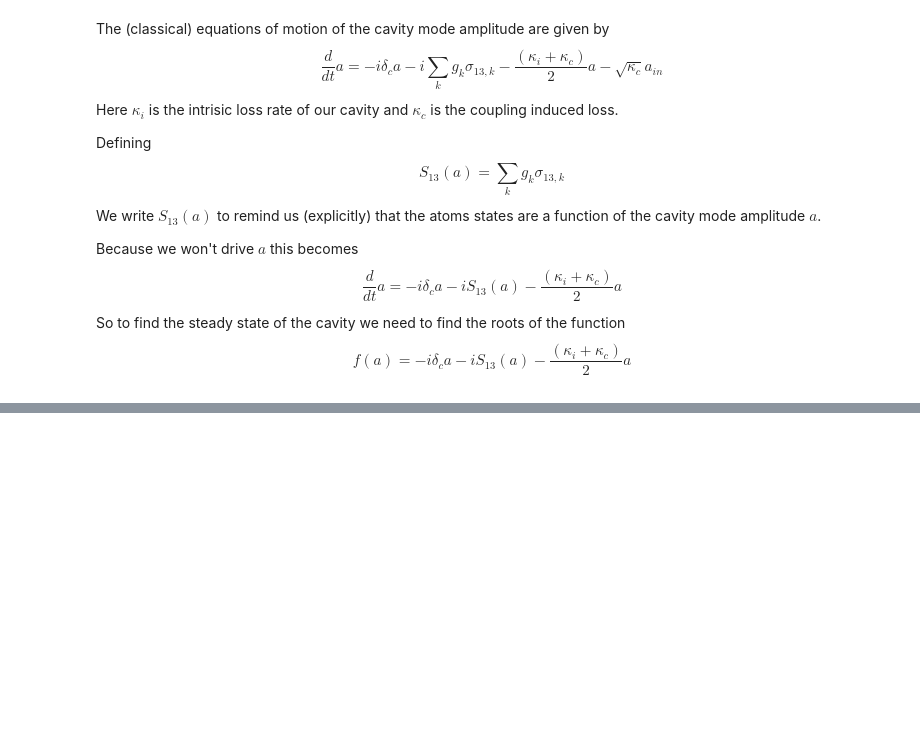
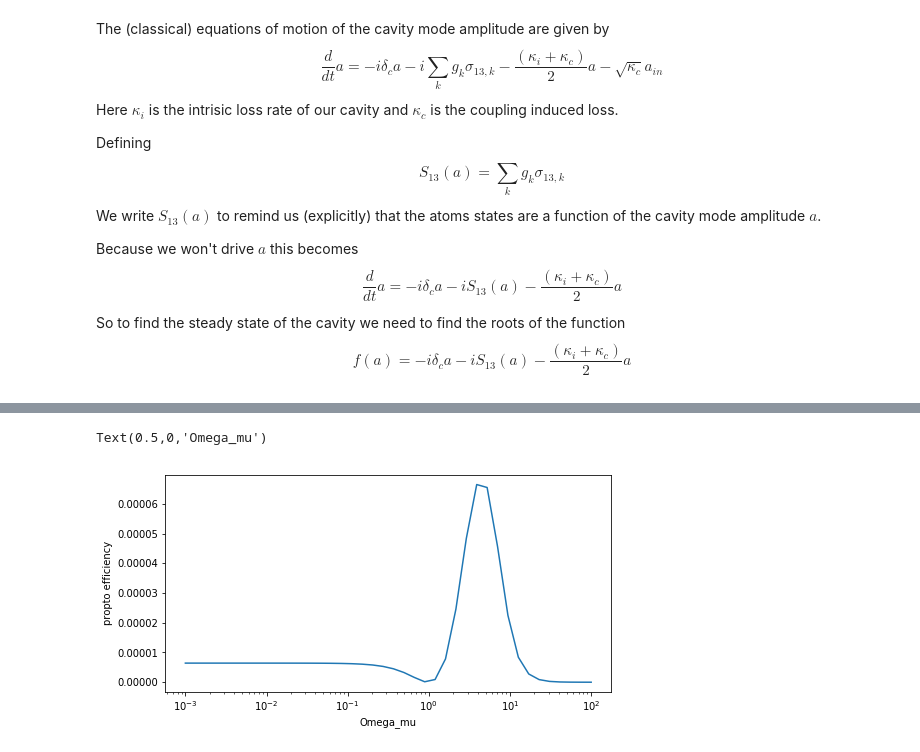
Before and after one commit to rareearthquantum/model_upconversion_peter, a Jupyter notebook: cavityenhancedraman.ipynb, the cells around one changed output, grey strips where cells are left out. Saved outputs shown, nothing was run; the diff lists cells and outputs as text; code cells hidden in the pictures; blank space fills up the shorter version.

```diff
--- a/cavityenhancedraman.ipynb
+++ b/cavityenhancedraman.ipynb
@@ -816,5 +821,5 @@ Wall time: 13.9 s
 # %%
-plt.rcParams['figure.figsize'] = [10, 20]
+#plt.rcParams['figure.figsize'] = [10, 20]
 plt.subplot(3,1,1)
 plt.imshow(np.abs(coh13),extent = [min(delta3vals)/1e6,max(delta3vals)/1e6,max(delta2vals)/1e6,min(delta2vals)/1e6],aspect='auto')
 plt.ylabel('delta_2')
@@ -892,3 +897,17 @@ def ffunc_for_root(avec,p,df):
     p['a']=a
     f = ffunc(p,df)
     return [f.real,f.imag]
+
+def steadya(p):
+    # use value of a as steady state
+    a = p['a']
+    avec = [a.real,a.imag]
+    df = p['df']
+    result = scipy.optimize.root(ffunc_for_root,avec,args=(p,df))
+    if not result.success:
+        print(result)
+        raise(AssertionError('The bloody thing didn\'t converge: '+result.message))
+    #update p['a'] why not?
+    a = result.x[0]+1j*result.x[1]
+    p['a']=a
+    return a
@@ -904,20 +925,22 @@ p['gamma2d'] = 1
 p['gamma3d'] = 1
 p['nbath'] = 2
 p['gammamu'] = 1
-p['omegao'] = .01
+p['omegao'] = 1
 p['omegam'] = .01
 p['g'] = 1.
 p['N'] = 1
 p['deltac']=0
 p['kappai']=1
 p['kappac']=1
+p['df']=0.1
 
-# Code currently requires these, even if we're not interested in
-# inhomogeneous brodening for the moment
 p['mean_delta2']=0
 p['sd_delta2']=2 #2.355 is to turn FWHM into standard deviation
 p['mean_delta3']=0
 p['sd_delta3']=3
 
-steadya = scipy.optimize.root(ffunc_for_root,[a.real, a.imag],args=(p,df))
-steadya
+omegamvals = np.logspace(-3,2,40)
+avals = np.zeros(omegamvals.shape,dtype='complex128')
+for i,omegam in enumerate(omegamvals):
+    p['omegam']=omegam
+    avals[i] = steadya(p)
@@ -969,0 +947,7 @@ Wall time: 31.3 ms
+# %%
+plt.semilogx(omegamvals,(np.abs(avals)/(omegamvals))**2)
+plt.ylabel('propto efficiency')
+plt.xlabel('Omega_mu')
+# %% [output]
+Text(0.5,0,'Omega_mu')
+[figure, added]
```
Also changed, not shown: parts of 11 cells of this notebook.
